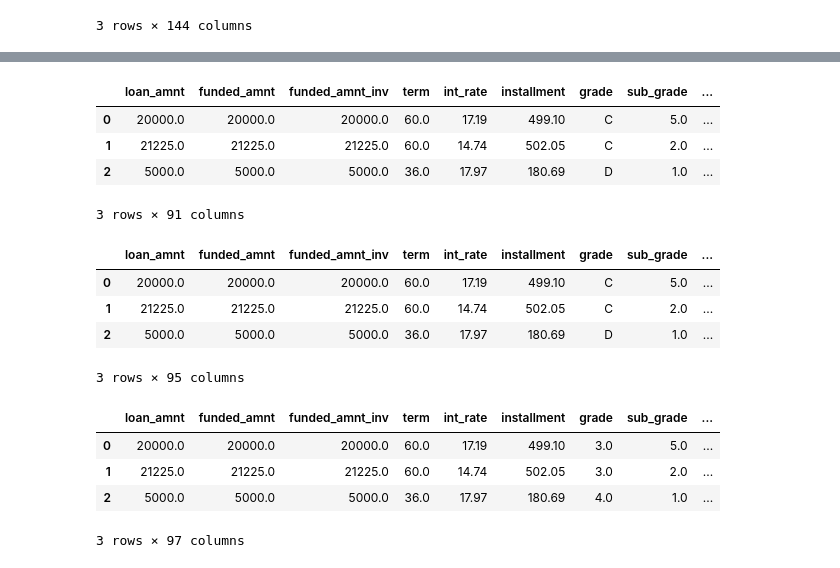
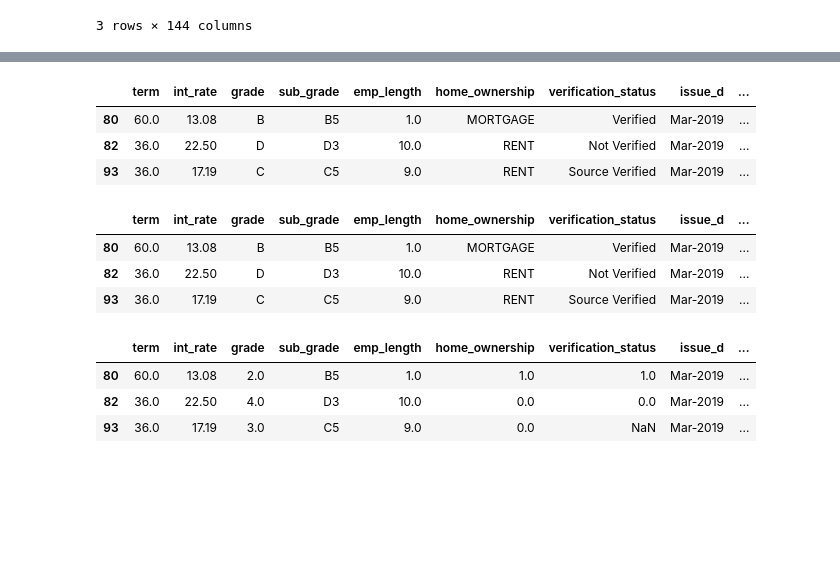
Before and after one commit to tri-bui/sandbox-ml, a Jupyter notebook: lt-credit-risk/credit_risk.ipynb, the cells around one changed output, grey strips where cells are left out. Drawn from its saved outputs; the diff is of its cells as text; code cells hidden in the pictures; blank space fills up the shorter version.

Commit message:
Clean loan data

```diff
--- a/lt-credit-risk/credit_risk.ipynb
+++ b/lt-credit-risk/credit_risk.ipynb
@@ -53,5 +54,6 @@ df.head(3)
 # %%
-# Drop columns with more than half its values missing
-df.dropna(axis=1, thresh=df.shape[0]//2, inplace=True)
+# Drop rows and columns with more than 10% its values missing
+df.dropna(axis=1, thresh=df.shape[0]*0.9, inplace=True) # drop cols
+df.dropna(axis=0, thresh=df.shape[1]*0.9, inplace=True) # drop rows
 df.shape
 # %% [output]
@@ -67,0 +68,4 @@ df.shape
+# %%
+# Drop newly issued loans
+df = df[df['loan_status'] != 'Issued']
+df.shape
@@ -79,28 +86,24 @@ df[obj_cols].head(3)
 # %%
 """ String manipulation """
 
 # Convert `term` to numeric
 df_num['term'] = df['term'].str.replace(' months', '').astype(float)
 
 # Convert `int_rate` to numeric
 df_num['int_rate'] = df['int_rate'].str.replace('%', '').astype(float)
 
-# Convert `sub_grade` to numeric
-df_num['sub_grade'] = df['sub_grade'].str.slice(1).astype(float)
-
 # Convert `emp_length` to numeric
 df_num['emp_length'] = df['emp_length'].str.extract('(\d+)').astype(float)
 
 # Convert `revol_util` to numeric
 df_num['revol_util'] = df['revol_util'].str.replace('%', '').astype(float)
 
-df_num.head(3)
+df_num[obj_cols].head(3)
 # %% [output]
-|  | loan_amnt | funded_amnt | funded_amnt_inv | term | int_rate | installment | grade | sub_grade | ... |
-| 0 | 20000.0 | 20000.0 | 20000.0 | 60.0 | 17.19 | 499.10 | C | 5.0 | ... |
-| 1 | 21225.0 | 21225.0 | 21225.0 | 60.0 | 14.74 | 502.05 | C | 2.0 | ... |
-| 2 | 5000.0 | 5000.0 | 5000.0 | 36.0 | 17.97 | 180.69 | D | 1.0 | ... |
+|  | term | int_rate | grade | sub_grade | emp_length | home_ownership | verification_status | issue_d | ... |
+| 80 | 60.0 | 13.08 | B | B5 | 1.0 | MORTGAGE | Verified | Mar-2019 | ... |
+| 82 | 36.0 | 22.50 | D | D3 | 10.0 | RENT | Not Verified | Mar-2019 | ... |
+| 93 | 36.0 | 17.19 | C | C5 | 9.0 | RENT | Source Verified | Mar-2019 | ... |
-3 rows × 91 columns
 # %%
 """ Datetime manipulation """
 
@@ -108,49 +111,54 @@ df_num.head(3)
 df_num['issue_month'] = pd.to_datetime(df['issue_d']).dt.month
 
 # Create a new column for `earliest_cr_line` as numeric type
-df_num['earliest_cr_line'] = pd.to_datetime(df_num['earliest_cr_line']) # convert to dt
+df_num['earliest_cr_line'] = pd.to_datetime(df['earliest_cr_line']) # convert to dt
 youngest_cr = df_num['earliest_cr_line'].max() # latest date in data
 df_num['oldest_cr_age'] = (youngest_cr - df_num['earliest_cr_line']).dt.days # oldest credit age
-
-# Create a new column for `last_pymnt_d` as numeric type
-df_num['last_payment_month'] = pd.to_datetime(df['last_pymnt_d']).dt.month
 
 # Create a new column for 'last_credit_pull_d' as numeric type
 df_num['last_credit_pull_month'] = pd.to_datetime(df['last_credit_pull_d']).dt.month
 df_num['last_credit_pull_month'] = df_num['last_credit_pull_month'].replace(12, 0) # set Dec 2018 as month 0
 
-df_num.head(3)
+df_num[obj_cols].head(3)
 # %% [output]
-|  | loan_amnt | funded_amnt | funded_amnt_inv | term | int_rate | installment | grade | sub_grade | ... |
-| 0 | 20000.0 | 20000.0 | 20000.0 | 60.0 | 17.19 | 499.10 | C | 5.0 | ... |
-| 1 | 21225.0 | 21225.0 | 21225.0 | 60.0 | 14.74 | 502.05 | C | 2.0 | ... |
-| 2 | 5000.0 | 5000.0 | 5000.0 | 36.0 | 17.97 | 180.69 | D | 1.0 | ... |
+|  | term | int_rate | grade | sub_grade | emp_length | home_ownership | verification_status | issue_d | ... |
+| 80 | 60.0 | 13.08 | B | B5 | 1.0 | MORTGAGE | Verified | Mar-2019 | ... |
+| 82 | 36.0 | 22.50 | D | D3 | 10.0 | RENT | Not Verified | Mar-2019 | ... |
+| 93 | 36.0 | 17.19 | C | C5 | 9.0 | RENT | Source Verified | Mar-2019 | ... |
-3 rows × 95 columns
 # %%
 """ Numeric mapping """
 
 # Convert `grade` to numeric
-grade_mapping = {'A': 1, 'B': 2, 'C': 3, 'D': 4, 'E': 5, 'F': 6, 'G': 7} # str to num mapping
+grade_mapping = {'A': 1, 'B': 2, 'C': 3, 'D': 4, 'E': 5, 'F': 6, 'G': 7} # num mapping
 df_num['grade'] = df['grade'].map(grade_mapping).astype(float)
 
+# Convert `home_ownership` to numeric
+home_mapping = dict.fromkeys(['RENT', 'ANY', 'NONE'], 0) # num mapping
+home_mapping.update(dict.fromkeys(['MORTGAGE', 'OWN'], 1)) # add 1 label
+df_num['home_ownership'] = df['home_ownership'].map(home_mapping).astype(float)
+
 # Convert `verification_state` to numeric
-df_num['verification_status'] = df['verification_status'].str.replace('Source ', '') # combine verified classes
-veri_mapping = {'Not Verified': 0, 'Verified': 1} # str to num mapping
+df_num['verification_status'] = df['verification_status'].str.replace('Source ', '') # combine verified labels
+veri_mapping = {'Not Verified': 0, 'Verified': 1} # num mapping
 df_num['verification_status'] = df['verification_status'].map(veri_mapping).astype(float)
 
 # Create a new column for `initial_list_status` as numeric type
-init_mapping = {'f': 0, 'w': 1} # str to num mapping
+init_mapping = {'f': 0, 'w': 1} # num mapping
 df_num['whole_loan'] = df['initial_list_status'].map(init_mapping).astype(float)
 
 # Create a new column for `application_type` as numeric type
-app_mapping = {'Individual': 0, 'Joint App': 1} # str to num mapping
+app_mapping = {'Individual': 0, 'Joint App': 1} # num mapping
 df_num['joint_app'] = df['application_type'].map(app_mapping).astype(float)
 
+# Create a new column for `loan_status` as numeric type
+stat_mapping = dict.fromkeys(['Charged Off', 'In Grace Period', # num mapping
+                              'Late (16-30 days)', 'Late (31-120 days)'], 1) # high risk
+stat_mapping.update(dict.fromkeys(['Fully Paid', 'Current'], 0)) # low risk
+df_num['high_risk'] = df['loan_status'].map(stat_mapping).astype(float)
 
-df_num.head(3)
+df_num[obj_cols].head(3)
 # %% [output]
-|  | loan_amnt | funded_amnt | funded_amnt_inv | term | int_rate | installment | grade | sub_grade | ... |
-| 0 | 20000.0 | 20000.0 | 20000.0 | 60.0 | 17.19 | 499.10 | 3.0 | 5.0 | ... |
-| 1 | 21225.0 | 21225.0 | 21225.0 | 60.0 | 14.74 | 502.05 | 3.0 | 2.0 | ... |
-| 2 | 5000.0 | 5000.0 | 5000.0 | 36.0 | 17.97 | 180.69 | 4.0 | 1.0 | ... |
+|  | term | int_rate | grade | sub_grade | emp_length | home_ownership | verification_status | issue_d | ... |
+| 80 | 60.0 | 13.08 | 2.0 | B5 | 1.0 | 1.0 | 1.0 | Mar-2019 | ... |
+| 82 | 36.0 | 22.50 | 4.0 | D3 | 10.0 | 0.0 | 0.0 | Mar-2019 | ... |
+| 93 | 36.0 | 17.19 | 3.0 | C5 | 9.0 | 0.0 | NaN | Mar-2019 | ... |
-3 rows × 97 columns
```
Also changed, not shown: parts of 18 cells of this notebook.
